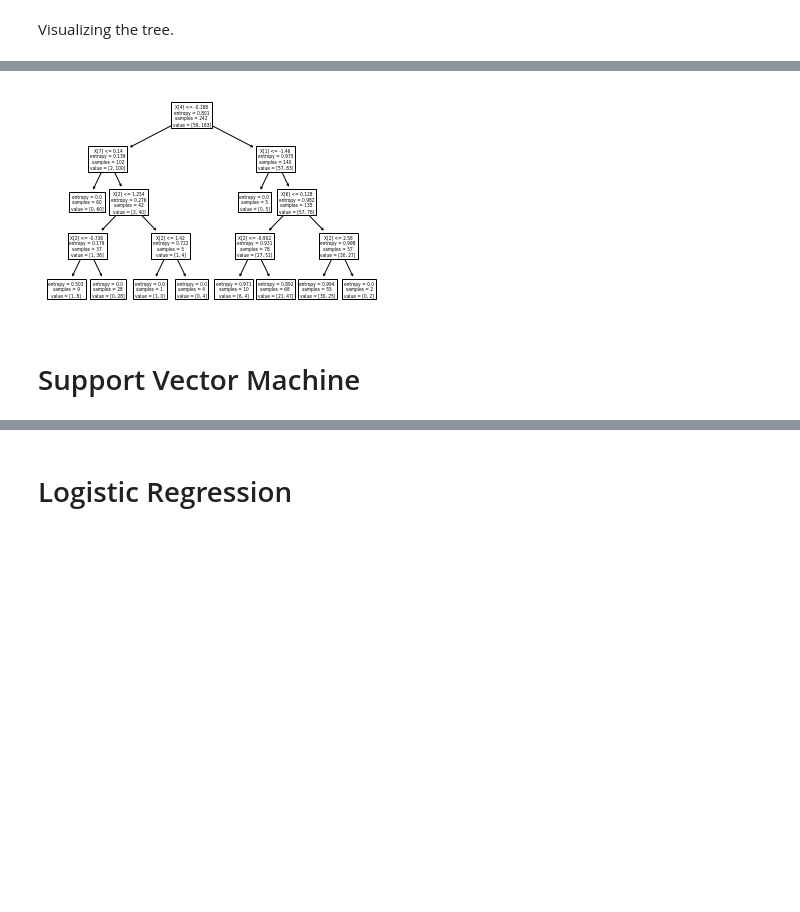
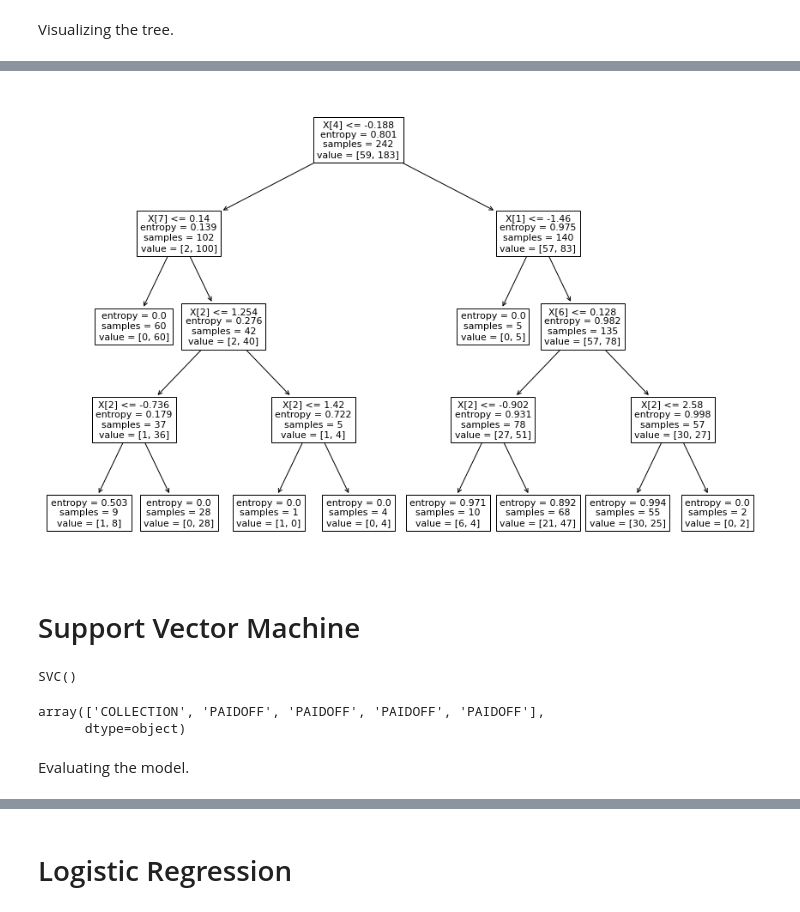
Before and after one commit to CartMan-Brah/coursera-machine-learning-course, a Jupyter notebook: Classification_with_Python_Notebook.ipynb, the cells around one changed output, grey strips where cells are left out. Saved outputs shown, nothing was run; the diff lists cells and outputs as text; code cells hidden in the pictures; blank space fills up the shorter version.

```diff
--- a/Classification_with_Python_Notebook.ipynb
+++ b/Classification_with_Python_Notebook.ipynb
@@ -434,8 +434,25 @@ Solving environment: done
 # %%
+plt.figure(figsize=(15, 10))
 tree.plot_tree(loanTree)
 
 plt.show()
 # %% [output]
-[figure, old version]
+[figure, new version]
 # %% [markdown]
 # Support Vector Machine
+# %%
+from sklearn import svm
+#using radial basis function as the default function
+clf = svm.SVC(kernel='rbf')
+clf.fit(X_train, y_train)
+# %% [output]
+SVC()
+# %%
+#fitting the model and predicting the values
+yhat = clf.predict(X_test)
+yhat [0:5]
+# %% [output]
+array(['COLLECTION', 'PAIDOFF', 'PAIDOFF', 'PAIDOFF', 'PAIDOFF'],
+      dtype=object)
+# %% [markdown]
+Evaluating the model.
```
Also changed, not shown: parts of 47 cells of this notebook.
